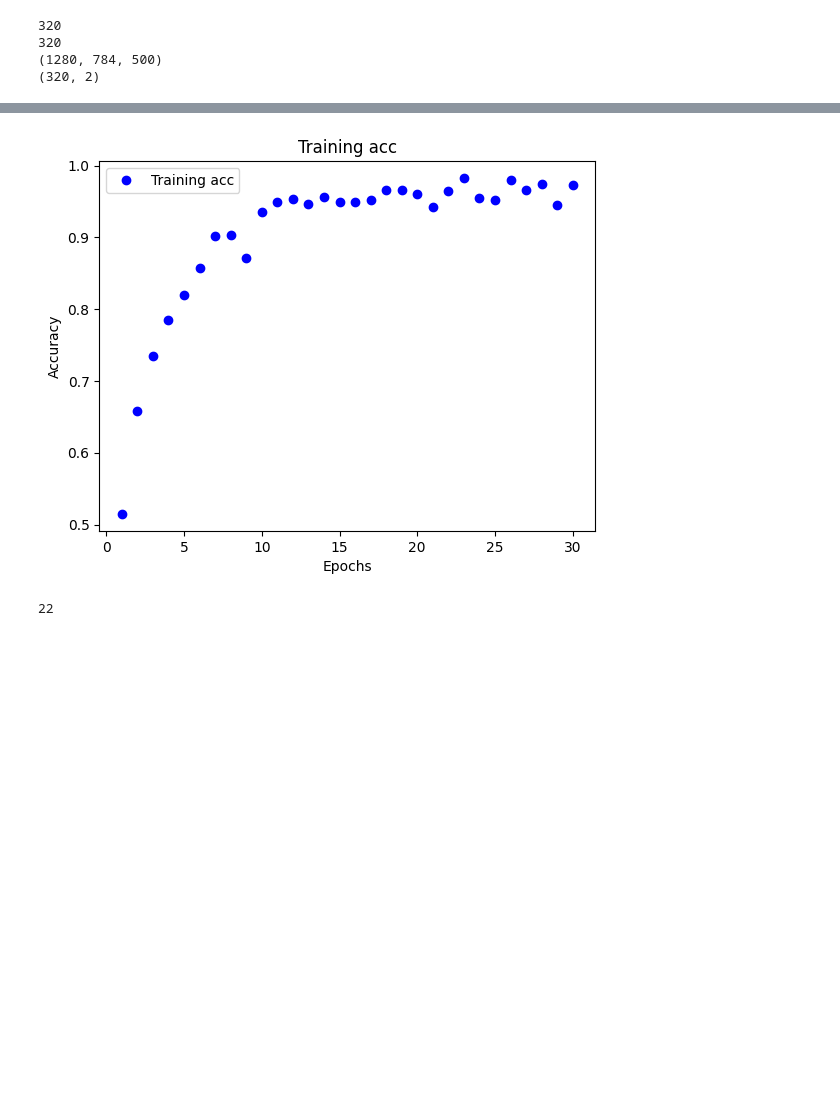
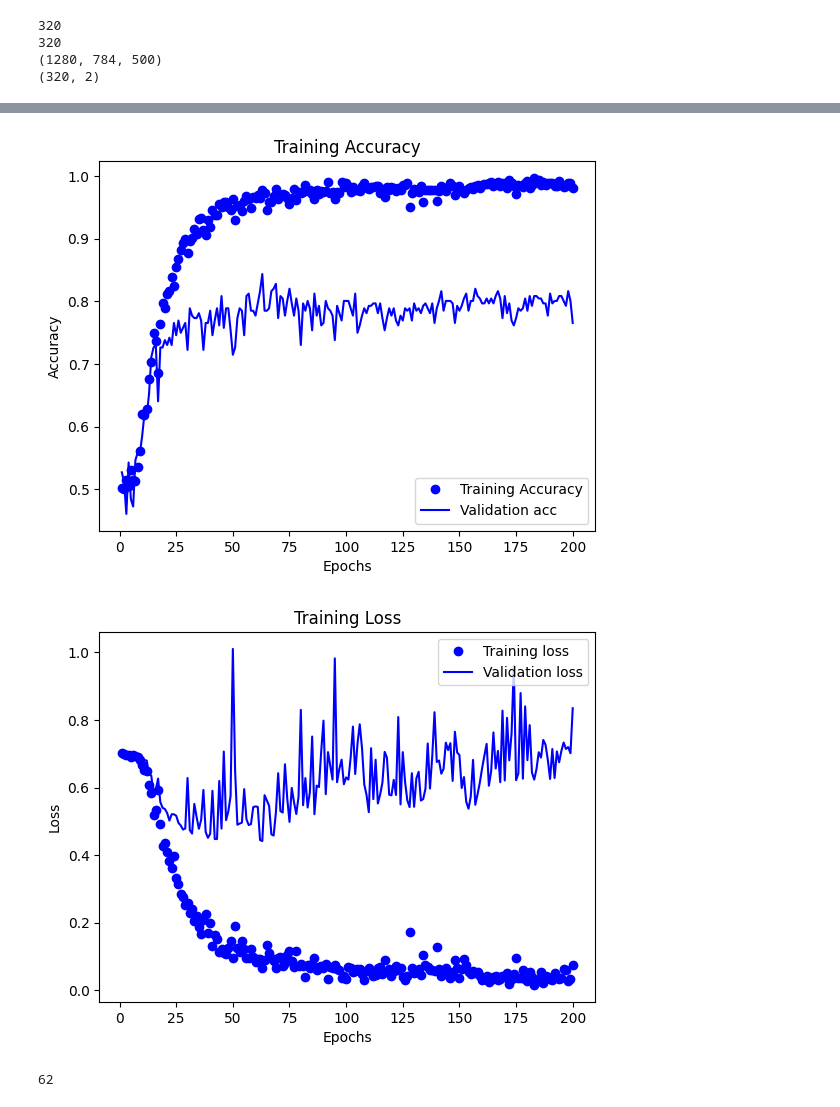
Before and after one commit to thestianchris/FakeReviewDetect, a Jupyter notebook: CnnClassify.ipynb, the cells around one changed output, grey strips where cells are left out. Cells and saved outputs as stored; diff of their text form; code cells hidden in the pictures; blank space fills up the shorter version.

```diff
--- a/CnnClassify.ipynb
+++ b/CnnClassify.ipynb
@@ -56,9 +66,10 @@ model.compile(
 # %%
-train_data = train_data.reshape(train_data.shape[0], 784, 500, 1)
+train_data = train_data.reshape(train_data.shape[0], 784, 500)
 history = model.fit(
     train_data,
     train_label,
-    epochs = 30,
+    epochs = 200,
     batch_size = 30,
+    validation_split=0.2,
 )
 # %% [output]
@@ -106,21 +93,46 @@ _________________________________________________________________
 # %%
 history_dict = history.history
 history_dict.keys() # the data gathered during training
 import matplotlib.pyplot as plt
+
+#plot of the accuracy
 def plot_acc():
     plt.clf()
     acc = history_dict['accuracy']
+    val_acc = history_dict['val_accuracy']
     epochs = range(1, len(acc) + 1)
-    plt.plot(epochs, acc, 'bo', label = 'Training acc')
-    plt.title('Training acc')
+    solid_blue_line = 'b'
+    blue_dots = 'bo'
+
+    plt.plot(epochs, acc, blue_dots, label = 'Training Accuracy')
+    plt.plot(epochs, val_acc, solid_blue_line, label = 'Validation acc')
+    plt.title('Training Accuracy')
     plt.xlabel('Epochs')
     plt.ylabel('Accuracy')
     plt.legend()
     plt.show()
 
+#plot of the loss
+def plot_loss():
+    loss = history_dict['loss']
+    val_loss = history_dict['val_loss']
+    epochs = range(1, len(loss) + 1)
+    solid_blue_line = 'b'
+    blue_dots = 'bo'
+
+    plt.plot(epochs, loss, blue_dots, label = 'Training loss')
+    plt.plot(epochs, val_loss, solid_blue_line, label = 'Validation loss')
+    plt.title('Training Loss')
+    plt.xlabel('Epochs')
+    plt.ylabel('Loss')
+    plt.legend()
+    plt.show()
+
 plot_acc()
-early_stopping_epoch = np.argmax(history.history["accuracy"])
+plot_loss()
+early_stopping_epoch = np.argmax(history.history["val_accuracy"])
 print(early_stopping_epoch)
 # %% [output]
-[figure, old version]
+[figure, new version]
+[figure, added]
-22
+62
```
Also changed, not shown: parts of 11 cells of this notebook, 1 other file.
